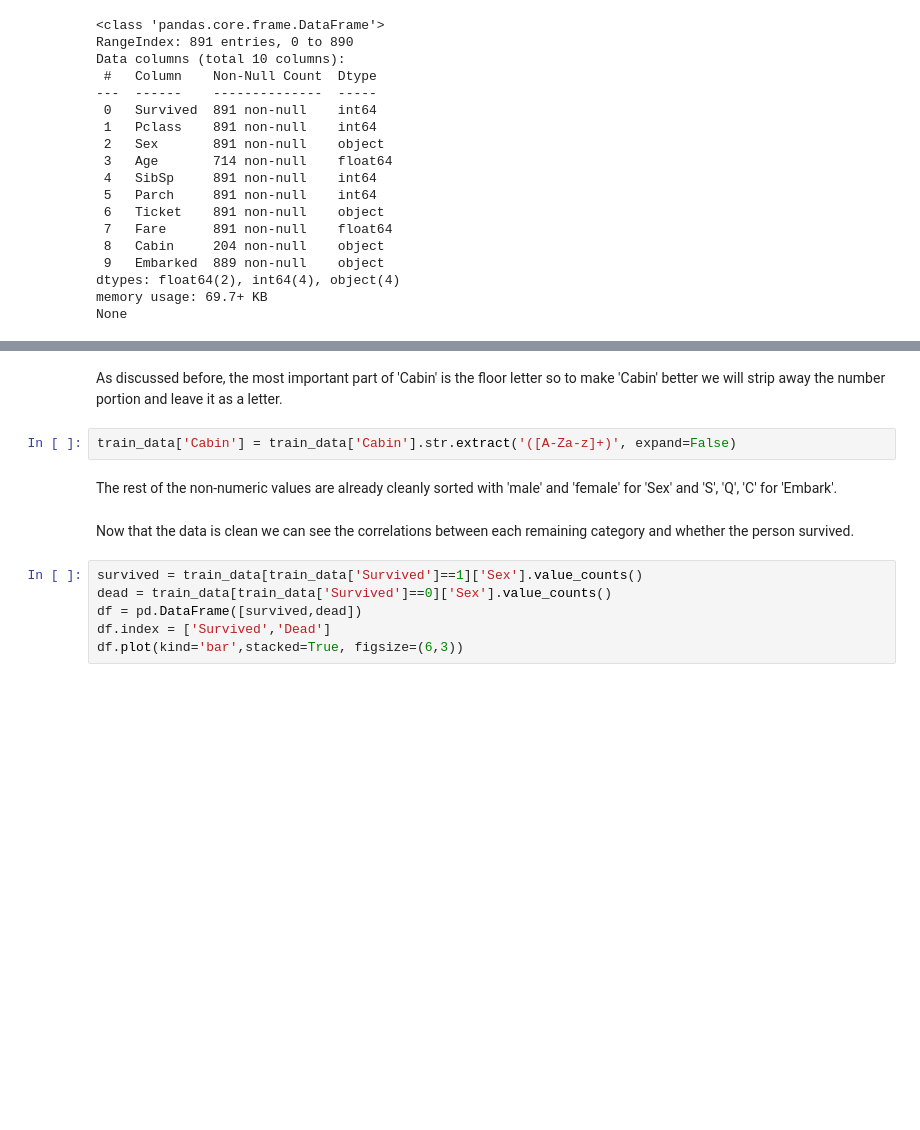
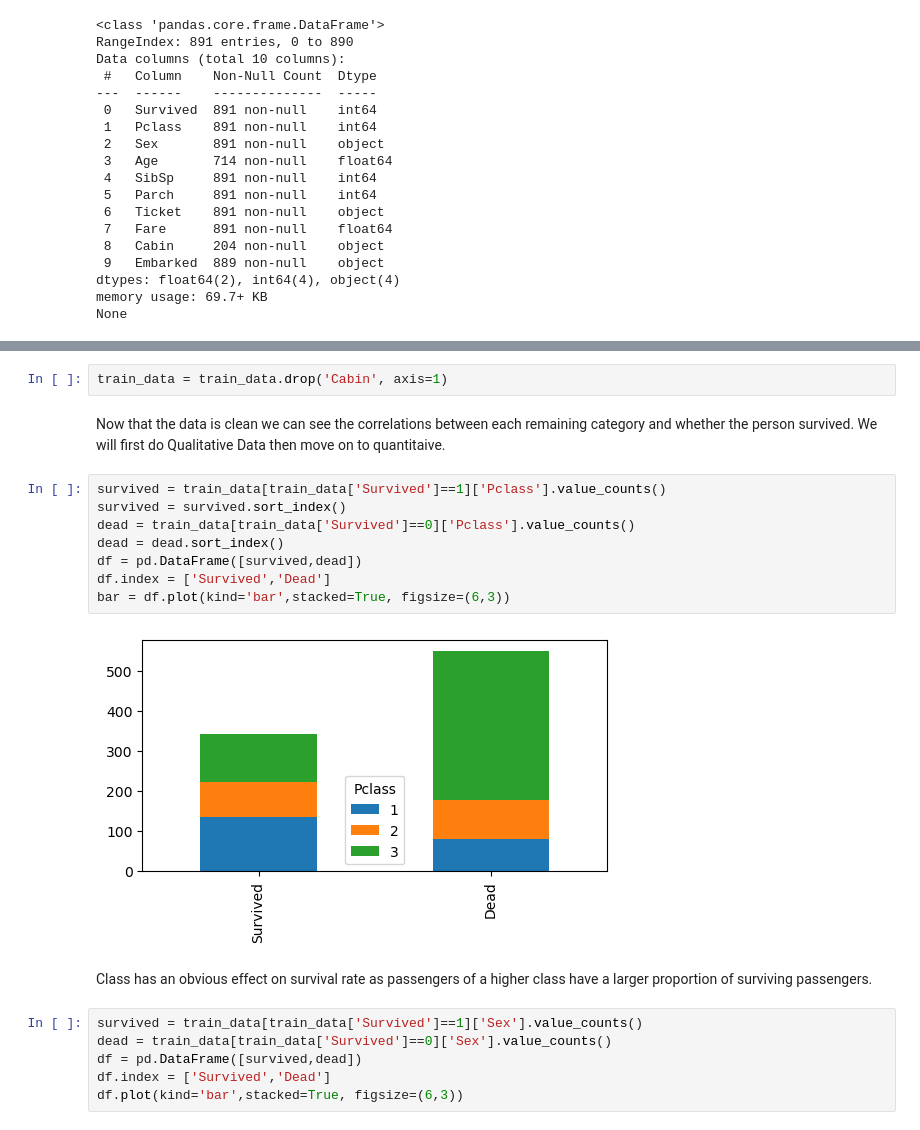
Before and after one commit to danielvasilevko/DataScience_Projects, a Jupyter notebook: Titanic_Survival_Model/Titanic_Survive.ipynb, the cells around one changed output, grey strips where cells are left out. Saved outputs shown, nothing was run; the diff lists cells and outputs as text; blank space fills up the shorter version.

```diff
--- a/Titanic_Survival_Model/Titanic_Survive.ipynb
+++ b/Titanic_Survival_Model/Titanic_Survive.ipynb
@@ -83,11 +82,19 @@ Now that we have erased the categories that are not useful we should make the re
-# %% [markdown]
-As discussed before, the most important part of 'Cabin' is the floor letter so to make 'Cabin' better we will strip away the number portion and leave it as a letter.
-# %%
-train_data['Cabin'] = train_data['Cabin'].str.extract('([A-Za-z]+)', expand=False)
-# %% [markdown]
-The rest of the non-numeric values are already cleanly sorted with 'male' and 'female' for 'Sex' and 'S', 'Q', 'C' for 'Embark'.
+# %%
+train_data = train_data.drop('Cabin', axis=1)
 # %% [markdown]
-Now that the data is clean we can see the correlations between each remaining category and whether the person survived.
+Now that the data is clean we can see the correlations between each remaining category and whether the person survived. We will first do Qualitative Data then move on to quantitaive.
+# %%
+survived = train_data[train_data['Survived']==1]['Pclass'].value_counts()
+survived = survived.sort_index()
+dead = train_data[train_data['Survived']==0]['Pclass'].value_counts()
+dead = dead.sort_index()
+df = pd.DataFrame([survived,dead])
+df.index = ['Survived','Dead']
+bar = df.plot(kind='bar',stacked=True, figsize=(6,3))
+# %% [output]
+[figure, added]
+# %% [markdown]
+Class has an obvious effect on survival rate as passengers of a higher class have a larger proportion of surviving passengers.
 # %%
 survived = train_data[train_data['Survived']==1]['Sex'].value_counts()
 dead = train_data[train_data['Survived']==0]['Sex'].value_counts()
```
Also changed, not shown: parts of 5 cells of this notebook.
